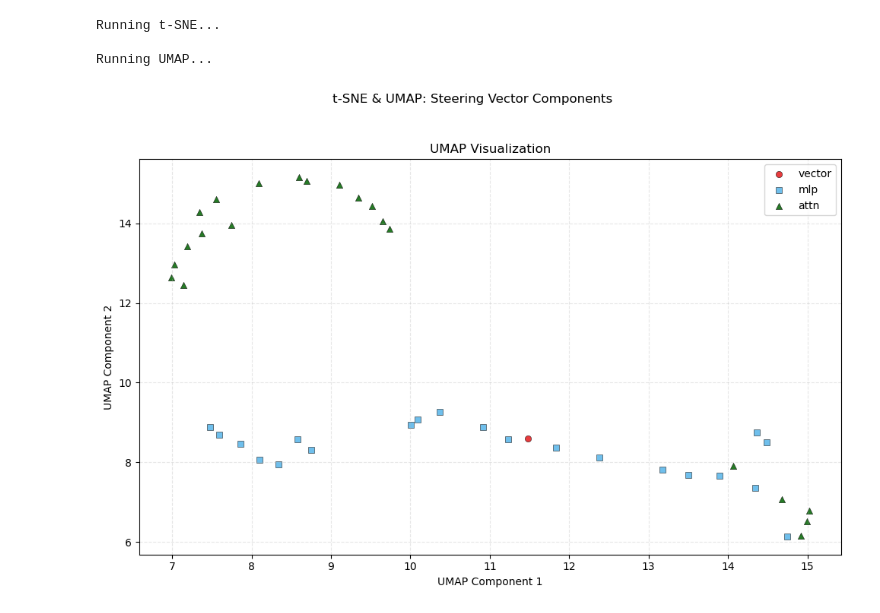
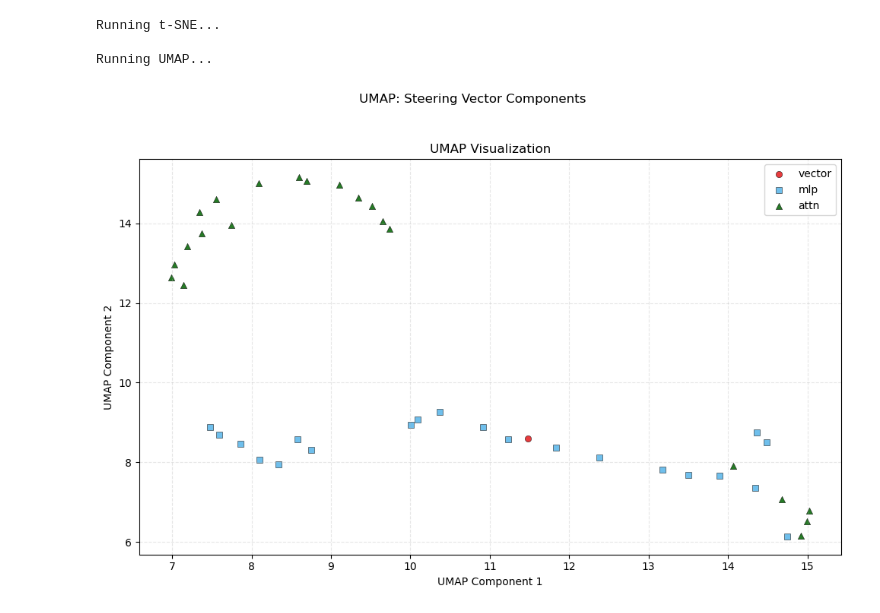
Before and after one commit to noacas/steering_vectors, a Jupyter notebook: tsne.ipynb, the cells around one changed output. Drawn from its saved outputs; the diff is of its cells as text; code cells hidden in the pictures.

```diff
--- a/tsne.ipynb
+++ b/tsne.ipynb
@@ -129,5 +74,5 @@ array([0, 2, 1, 2, 1, 2, 1, 2, 1, 2, 1, 2, 1, 2, 1, 2, 1, 2, 1, 2, 1, 2,
 # %%
-def create_graph(X_tsne, X_umap):
+def create_graph(X, tsne=False, id=None):
     plt.rcParams.update({
         "font.size": 10,
         "axes.labelsize": 10,
@@ -138,8 +83,9 @@ def create_graph(X_tsne, X_umap):
         "figure.figsize": (10, 7),
     })
 
-    # fig, (ax1, ax2) = plt.subplots(1, 2)
-    fig, ax2 = plt.subplots()
+    method_name = 't-SNE' if tsne else 'UMAP'
+
+    _, ax = plt.subplots()
 
     colors = ['#E41A1C',  # Red
               '#56B4E9',  # Blue
@@ -147,38 +93,23 @@ def create_graph(X_tsne, X_umap):
 
     markers = ['o', 's', '^', 'D']  # Circle, square, triangle, diamond
 
-    # --- t-SNE plot ---
-    # for i, cls in enumerate(np.unique(mlp_vs_attn)):
-    #     mask = mlp_vs_attn == cls
-    #     ax1.scatter(
-    #         X_tsne[mask, 0], X_tsne[mask, 1],
-    #         color=colors[i], marker=markers[i],
-    #         alpha=0.85, label=class_names[i], edgecolor='black', linewidth=0.4
-    #     )
-    # ax1.set_title('t-SNE Visualization')
-    # ax1.set_xlabel('t-SNE Component 1')
-    # ax1.set_ylabel('t-SNE Component 2')
-    # ax1.grid(True, linestyle='--', alpha=0.3)
-    # ax1.legend(frameon=True)
-
-    # # --- UMAP plot ---
     for i, cls in enumerate(np.unique(mlp_vs_attn)):
         mask = mlp_vs_attn == cls
-        ax2.scatter(
-            X_umap[mask, 0], X_umap[mask, 1],
+        ax.scatter(
+            X[mask, 0], X[mask, 1],
             color=colors[i], marker=markers[i],
             alpha=0.85, label=class_names[i], edgecolor='black', linewidth=0.4
         )
-    ax2.set_title('UMAP Visualization')
-    ax2.set_xlabel('UMAP Component 1')
-    ax2.set_ylabel('UMAP Component 2')
-    ax2.grid(True, linestyle='--', alpha=0.3)
-    ax2.legend(frameon=True)
+    ax.set_title(f'{method_name} Visualization')
+    ax.set_xlabel(f'{method_name} Component 1')
+    ax.set_ylabel(f'{method_name} Component 2')
+    ax.grid(True, linestyle='--', alpha=0.3)
+    ax.legend(frameon=True)
 
-    plt.suptitle('t-SNE & UMAP: Steering Vector Components', fontsize=12)
+    plt.suptitle(f'{method_name}: Steering Vector Components', fontsize=12)
     plt.tight_layout(rect=[0, 0.03, 1, 0.95])
 
     # Save ACL-ready vector file
-    plt.savefig("tsne_acl.pdf", bbox_inches="tight")
+    plt.savefig(f"{method_name}_acl_{id if id else ''}.pdf", bbox_inches="tight")
 
     plt.show()
@@ -205,9 +116,9 @@ array([[ -6.807353  ,  29.527773  ],
 # %%
 # RUN FOR COSINE SIMILARITY
-X_tsne, X_umap = run_tsne_umap()
-create_graph(X_tsne, X_umap)
+X_tsne, X_umap = run_tsne_umap(all_vectors)
+create_graph(X_umap)
 # %% [output]
 Running t-SNE...
 
 Running UMAP...
-[figure, old version]
+[figure, new version]
```
Also changed, not shown: parts of 10 cells of this notebook, 11 other files.
